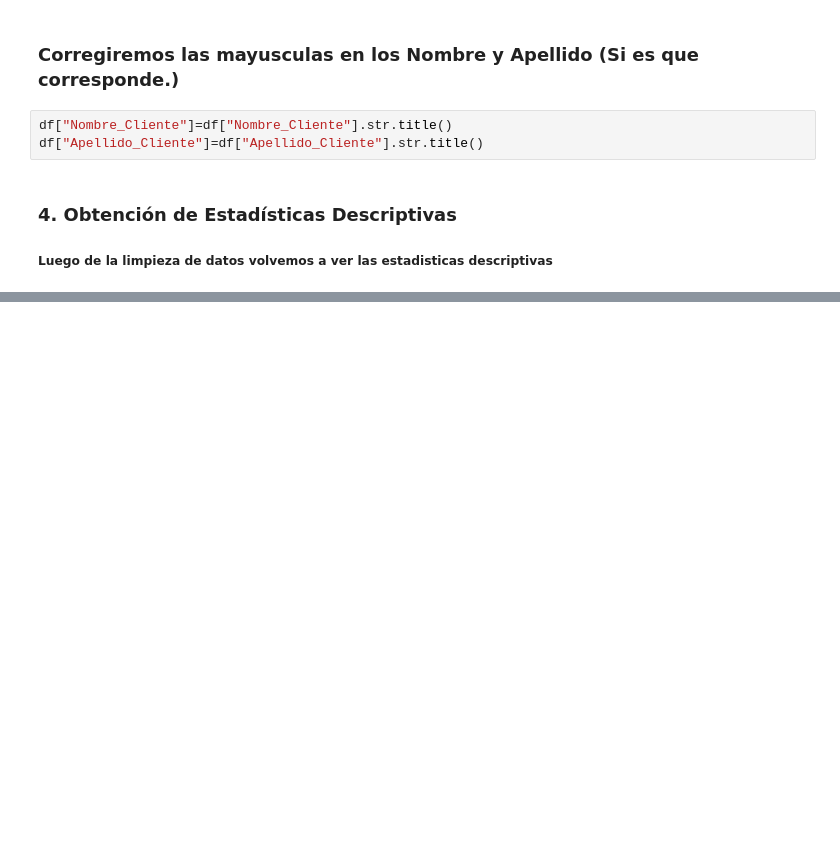
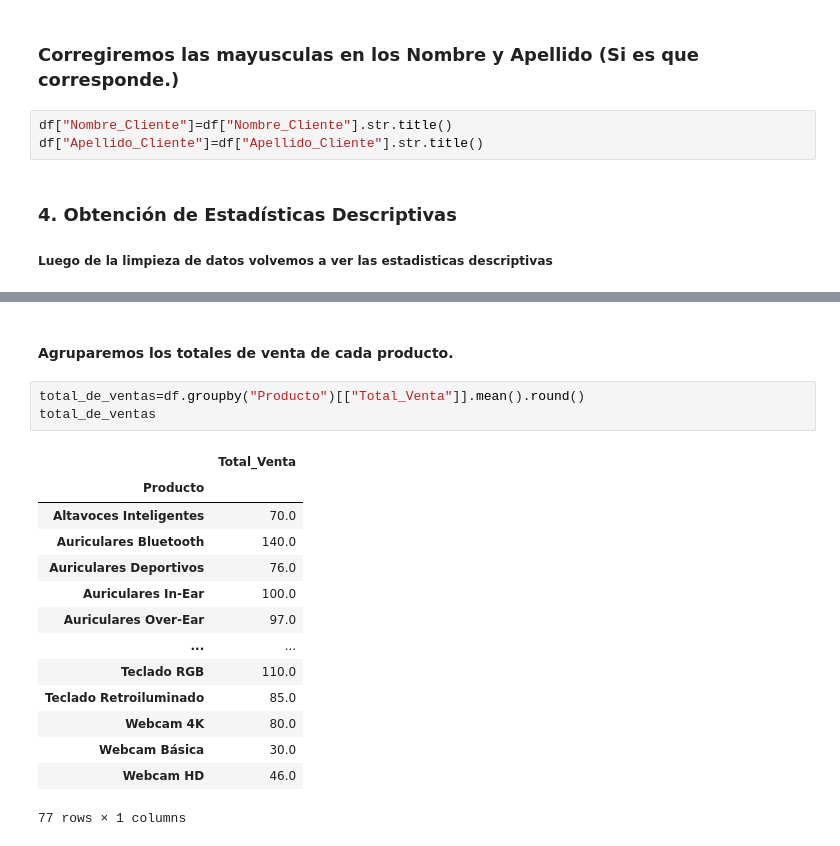
Before and after one commit to Emiliojoa/parcial1_tlp3_Emilio_Ortiz, a Jupyter notebook: main (3).ipynb, the cells around one changed output, grey strips where cells are left out. Saved outputs shown, nothing was run; the diff lists cells and outputs as text; blank space fills up the shorter version.

```diff
--- a/main (3).ipynb
+++ b/main (3).ipynb
@@ -220,0 +275,20 @@ df["Apellido_Cliente"]=df["Apellido_Cliente"].str.title()
+# %% [markdown]
+#### Agruparemos los totales de venta de cada producto.
+# %%
+total_de_ventas=df.groupby("Producto")[["Total_Venta"]].mean().round()
+total_de_ventas
+# %% [output]
+|  | Total_Venta |
+| Producto |  |
+| Altavoces Inteligentes | 70.0 |
+| Auriculares Bluetooth | 140.0 |
+| Auriculares Deportivos | 76.0 |
+| Auriculares In-Ear | 100.0 |
+| Auriculares Over-Ear | 97.0 |
+| ... | ... |
+| Teclado RGB | 110.0 |
+| Teclado Retroiluminado | 85.0 |
+| Webcam 4K | 80.0 |
+| Webcam Básica | 30.0 |
+| Webcam HD | 46.0 |
+77 rows × 1 columns
```
Also changed, not shown: parts of 8 cells of this notebook, 1 other file.
